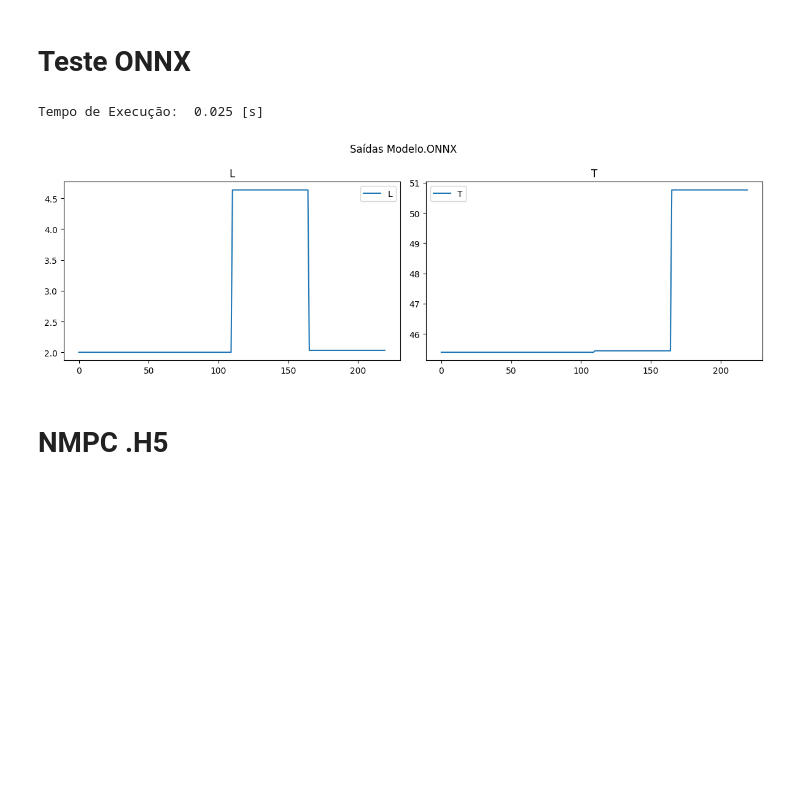
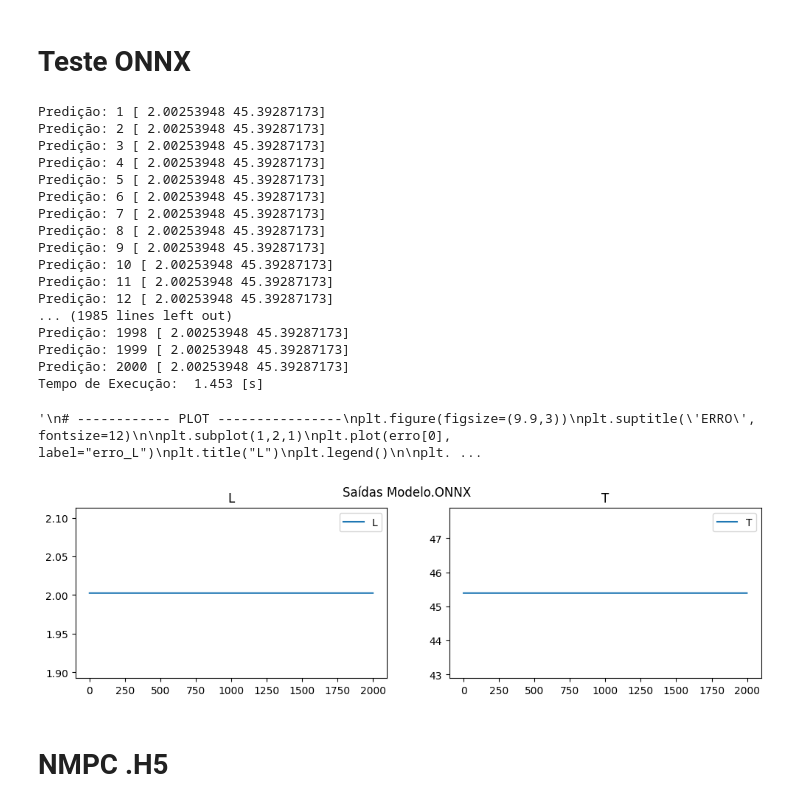
Before and after one commit to ChristianAllan/NMPC_with_RNA, a Jupyter notebook: MPC/NMPC_RNN.ipynb, the cells around one changed output. Saved outputs shown, nothing was run; the diff lists cells and outputs as text; code cells hidden in the pictures; blank space fills up the shorter version.

```diff
--- a/MPC/NMPC_RNN.ipynb
+++ b/MPC/NMPC_RNN.ipynb
@@ -99,6 +99,7 @@ import matplotlib.pyplot as plt
 from tensorflow.keras.models import load_model
 import onnxruntime as ort
 import time
+import pandas as pd
 
 # O 'sess' (sessão) substitui o 'model_rnn'
 sess = ort.InferenceSession("model_JT.onnx")
@@ -123,51 +124,102 @@ def rnn_predict_onnx(u_atual, session):
     return destd(ypred_norm.flatten())
 
 # ---------- Teste rápido -------------
-N = 220
+N = 2000
 A, B = int(N/2), int(3*N/4)
 
 # entrada: [Fi, Fv]
 u_teste = np.zeros((N, 2))
 
+'''
 # degrau em Fi
-u_teste[:, 0] = 10.0   # valor inicial
+u_teste[:, 0] = 12.0   # valor inicial
 u_teste[A:, 0] = 15.0 # degrau no tempo 20
 u_teste[B:, 0] = 10.0 # degrau no tempo 20
 
 # manter Fv constante
-u_teste[:, 1] = 10.0
+u_teste[:, 1] = 17.0
 u_teste[A:, 1] = 15.0 # degrau no tempo 20
 u_teste[B:, 1] = 20.0 # degrau no tempo 20
+'''
+
+# degrau em Fi
+u_teste[:, 0] = 10.0   # valor inicial
+u_teste[A:, 0] = 10.0 # degrau no tempo 20
+u_teste[B:, 0] = 10.0 # degrau no tempo 20
+
+# manter Fv constante
+u_teste[:, 1] = 10.0
+u_teste[A:, 1] = 10.0 # degrau no tempo 20
+u_teste[B:, 1] = 10.0 # degrau no tempo 20
 
 Predicao = np.zeros((N, 2))
 
 start_time = time.time() # 1 Marca o tempo de início
 for k in range(N):
     Predicao[k] = rnn_predict_onnx(u_teste[k,:], sess)
-    #print("Predição:", Predicao[k])
+    print("Predição:", k+1, Predicao[k])
 
 Tempo_exec = (time.time() - start_time)
 print(f'Tempo de Execução: ', "%.3f" % Tempo_exec, '[s]')
 
+data = pd.read_excel("./Dados_norma/Teste_ONNX.xlsx", header=None)
+
+erro = abs(Predicao - data)*100/data
+
 # ------------ PLOT ----------------
-plt.figure(figsize=(12,4))
+plt.figure(figsize=(12,3))
 plt.suptitle('Saídas Modelo.ONNX', fontsize=12)
 
 plt.subplot(1,2,1)
 plt.plot(Predicao[:,0], label="L")
+#plt.plot(data[0], label="L_real")
 plt.title("L")
 plt.legend()
 
 plt.subplot(1,2,2)
 plt.plot(Predicao[:,1], label="T")
+#plt.plot(data[1], label="T_real")
+plt.title("T")
+plt.legend()
+
+'''
+# ------------ PLOT ----------------
+plt.figure(figsize=(9.9,3))
+plt.suptitle('ERRO', fontsize=12)
+
+plt.subplot(1,2,1)
+plt.plot(erro[0], label="erro_L")
+plt.title("L")
+plt.legend()
+
+plt.subplot(1,2,2)
+plt.plot(erro[1], label="erro_T")
 plt.title("T")
 plt.legend()
 
 plt.tight_layout()
 plt.show()
+'''
 # %% [output]
-Tempo de Execução:  0.025 [s]
+Predição: 1 [ 2.00253948 45.39287173]
+Predição: 2 [ 2.00253948 45.39287173]
+Predição: 3 [ 2.00253948 45.39287173]
+Predição: 4 [ 2.00253948 45.39287173]
+Predição: 5 [ 2.00253948 45.39287173]
+Predição: 6 [ 2.00253948 45.39287173]
+Predição: 7 [ 2.00253948 45.39287173]
+Predição: 8 [ 2.00253948 45.39287173]
+Predição: 9 [ 2.00253948 45.39287173]
+Predição: 10 [ 2.00253948 45.39287173]
+Predição: 11 [ 2.00253948 45.39287173]
+Predição: 12 [ 2.00253948 45.39287173]
+... (1985 lines left out)
+Predição: 1998 [ 2.00253948 45.39287173]
+Predição: 1999 [ 2.00253948 45.39287173]
+Predição: 2000 [ 2.00253948 45.39287173]
+Tempo de Execução:  1.453 [s]
+'\n# ------------ PLOT ----------------\nplt.figure(figsize=(9.9,3))\nplt.suptitle(\'ERRO\', fontsize=12)\n\nplt.subplot(1,2,1)\nplt.plot(erro[0], label="erro_L")\nplt.title("L")\nplt.legend()\n\nplt. ...
-[figure, old version]
+[figure, new version]
 # %% [markdown]
 # NMPC .H5
 # %%
```
Also changed, not shown: parts of 8 cells of this notebook, 3 other files.
